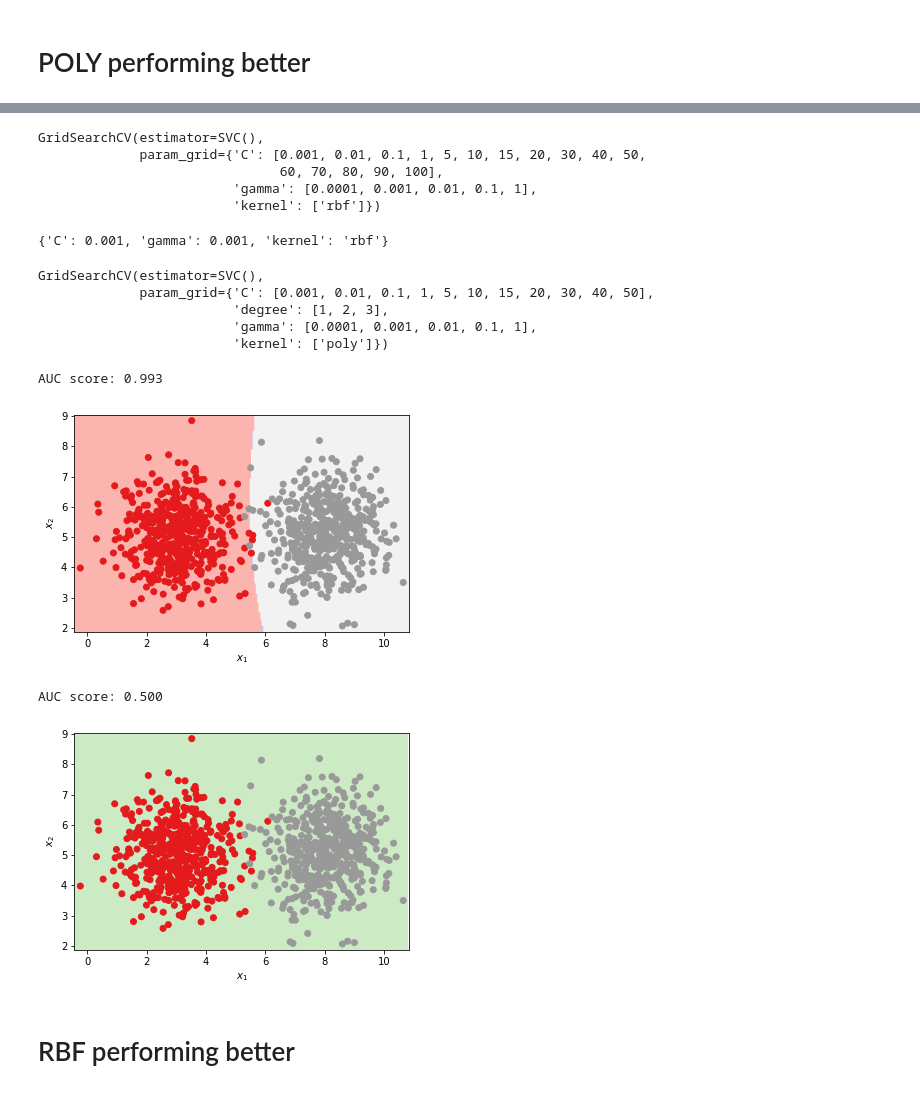
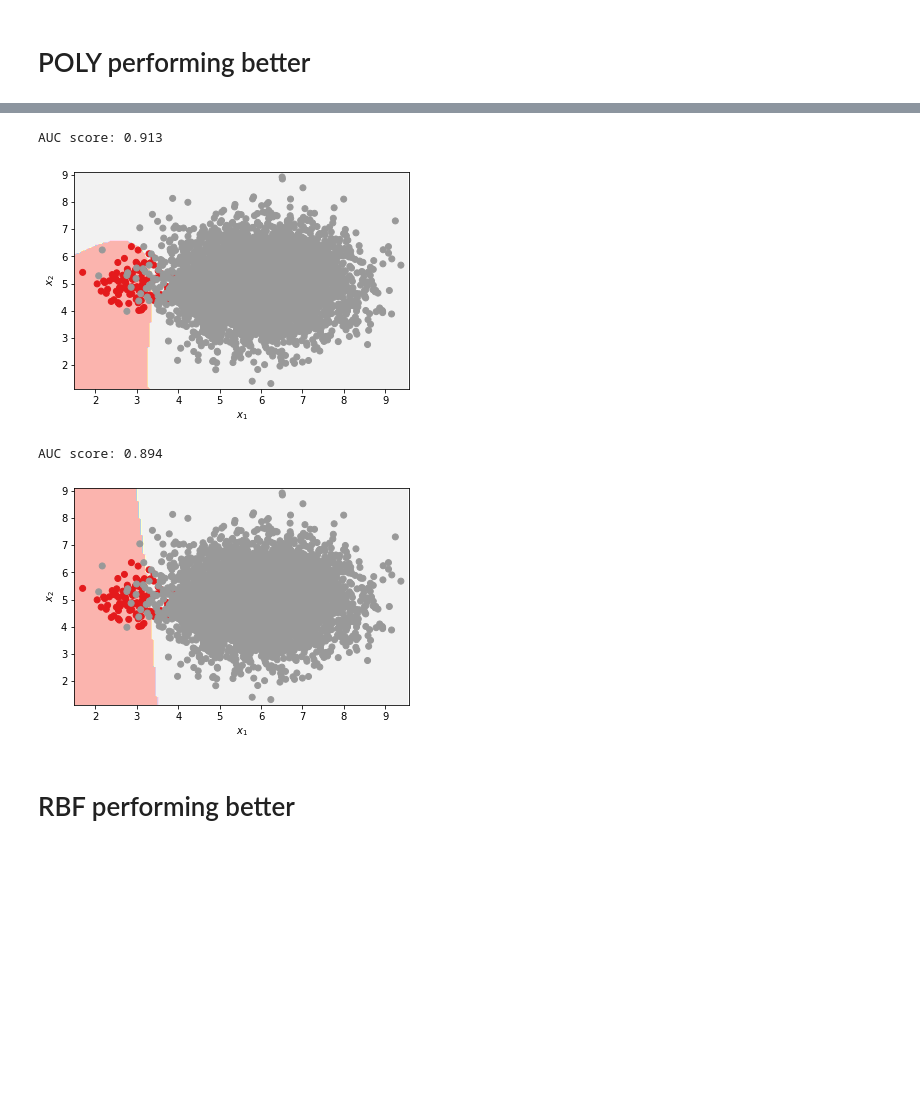
Before and after one commit to MBorgesT/ML_Assignment, a Jupyter notebook: RBF_vs_POLYNOMIAL.ipynb, the cells around one changed output, grey strips where cells are left out. Saved outputs shown, nothing was run; the diff lists cells and outputs as text; code cells hidden in the pictures; blank space fills up the shorter version.

```diff
--- a/RBF_vs_POLYNOMIAL.ipynb
+++ b/RBF_vs_POLYNOMIAL.ipynb
@@ -13,10 +13,10 @@ def G_SVC_poly():
 
 
     X, y = datasets.make_blobs(
-        n_samples=[500, 500],
-        centers=[(3,5),(8,5)],
+        n_samples=[100, 5000],
+        centers=[(3,5),(6,5)],
         n_features=2,
-        cluster_std=[1, 1],
+        cluster_std=[0.5, 1],
         random_state=42,
         shuffle=False)
 
@@ -47,17 +38,7 @@ param_grid_rbf = {'C': [0.001,0.01,0.1,1,5,10,15,20,30,40,50,60,70,80,90,100],
                   'gamma': [0.0001, 0.001, 0.01, 0.1, 1]}
 
 grid_rbf = GridSearchCV(SVC(), param_grid_rbf)
-grid_rbf.fit(X_train, y_train)
+grid_rbf.fit(X_train, y_train);
-# %% [output]
-GridSearchCV(estimator=SVC(),
-             param_grid={'C': [0.001, 0.01, 0.1, 1, 5, 10, 15, 20, 30, 40, 50,
-                               60, 70, 80, 90, 100],
-                         'gamma': [0.0001, 0.001, 0.01, 0.1, 1],
-                         'kernel': ['rbf']})
-# %%
-grid_rbf.best_params_
-# %% [output]
-{'C': 0.001, 'gamma': 0.001, 'kernel': 'rbf'}
 # %%
 model_rbf = SVC(kernel='rbf',
                 C=grid_rbf.best_params_['C'],
@@ -71,13 +52,7 @@ param_grid_poly = {'C': [0.001,0.01,0.1,1,5,10,15,20,30, 40, 50],
 
 
 grid_poly = GridSearchCV(SVC(), param_grid_poly)
-grid_poly.fit(X_train, y_train)
+grid_poly.fit(X_train, y_train);
-# %% [output]
-GridSearchCV(estimator=SVC(),
-             param_grid={'C': [0.001, 0.01, 0.1, 1, 5, 10, 15, 20, 30, 40, 50],
-                         'degree': [1, 2, 3],
-                         'gamma': [0.0001, 0.001, 0.01, 0.1, 1],
-                         'kernel': ['poly']})
 # %%
 model_poly = SVC(kernel='poly',
                  degree=grid_poly.best_params_['degree'],
@@ -85,15 +60,15 @@ model_poly = SVC(kernel='poly',
                  gamma=grid_poly.best_params_['gamma'],
                  random_state=42)
 # %%
-test_model(model_poly, X_poly, y_poly)
+test_model(model_poly, X_poly, y_poly, n_tests=100)
 # %% [output]
-AUC score: 0.993
+AUC score: 0.913
-[figure, old version]
+[figure, new version]
 # %%
-test_model(model_rbf, X_poly, y_poly);
+test_model(model_rbf, X_poly, y_poly, n_tests=100);
 # %% [output]
-AUC score: 0.500
+AUC score: 0.894
-[figure, old version]
+[figure, new version]
 # %% [markdown]
 # RBF performing better
 # %%
```
Also changed, not shown: parts of 12 cells of this notebook, 1 other file.
